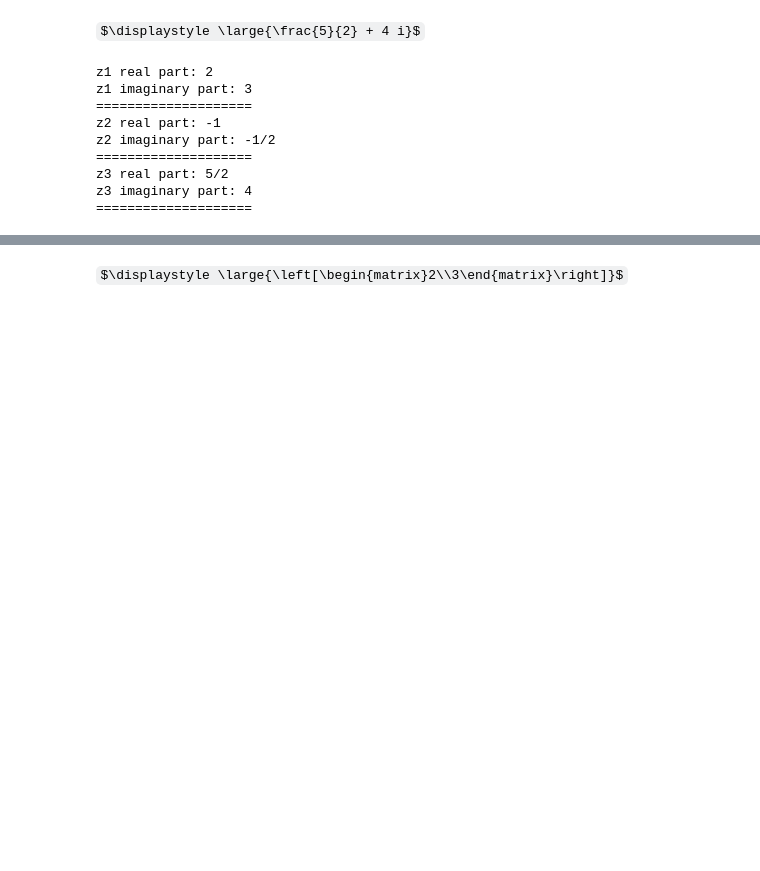
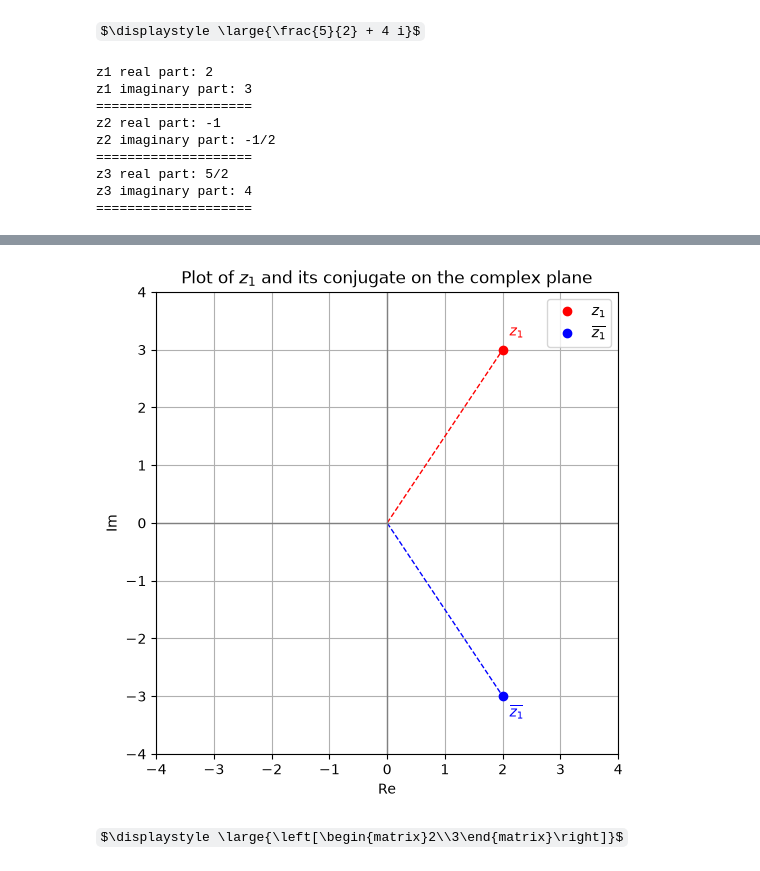
Before and after one commit to code4multiverse/Linear-Algebra, a Jupyter notebook: 001 Complex Number/complex_sympy.ipynb, the cells around one changed output, grey strips where cells are left out. Cells and saved outputs as stored; diff of their text form; code cells hidden in the pictures; some formulas as TeX source; blank space fills up the shorter version.

```diff
--- a/001 Complex Number/complex_sympy.ipynb
+++ b/001 Complex Number/complex_sympy.ipynb
@@ -49,3 +49,22 @@ z2 imaginary part: -1/2
 z3 real part: 5/2
 z3 imaginary part: 4
 ====================
+# %%
+# Complex conjugate: if z = x + iy, then conjugate(z) = x - iy
+# Geometrically: reflection of z across the real axis
+z1_bar = sp.conjugate(z1)
+z2_bar = sp.conjugate(z2)
+z3_bar = sp.conjugate(z3)
+
+print("z1 conjugate:", z1_bar)
+print("z2 conjugate:", z2_bar)
+print("z3 conjugate:", z3_bar)
+print("=" * 20)
+
+display_large(z1_bar)
+display_large(z2_bar)
+display_large(z3_bar)
+
+# Property: z * conjugate(z) = |z|^2 (always a non-negative real number)
+display_large(sp.simplify(z1 * z1_bar))
+display_large(sp.Abs(z1) ** 2)
@@ -52,3 +81,50 @@ z3 imaginary part: 4
+# %%
+import matplotlib.pyplot as plt
+
+# Plot z1 and its conjugate on the complex plane
+fig, ax = plt.subplots(figsize=(6, 6))
+
+# Extract real and imaginary parts
+z1_real, z1_imag = float(sp.re(z1)), float(sp.im(z1))
+z1_bar_real, z1_bar_imag = float(sp.re(z1_bar)), float(sp.im(z1_bar))
+
+# Find min/max for square axis
+real_vals = [z1_real, z1_bar_real]
+imag_vals = [z1_imag, z1_bar_imag]
+min_val = min(min(real_vals), min(imag_vals))
+max_val = max(max(real_vals), max(imag_vals))
+center = (max_val + min_val) / 2
+half_range = (max_val - min_val) / 2 + 1   # margin=1
+
+# Make sure the plot is square in the x-y axes sense
+ax.set_xlim(center - half_range, center + half_range)
+ax.set_ylim(center - half_range, center + half_range)
+
+# Plot z1
+ax.plot(z1_real, z1_imag, 'ro', label='$z_1$')
+ax.annotate(r'$z_1$', (z1_real, z1_imag), textcoords="offset points", xytext=(10,10), ha='center', color='r')
+
+# Plot conjugate of z1
+ax.plot(z1_bar_real, z1_bar_imag, 'bo', label=r'$\overline{z_1}$')
+ax.annotate(r'$\overline{z_1}$', (z1_bar_real, z1_bar_imag), textcoords="offset points", xytext=(10,-15), ha='center', color='b')
+
+# Add dotted lines for z1 and its conjugate
+ax.plot([0, z1_real], [0, z1_imag], 'r--', lw=1, label=None)  # Dotted line for z1
+ax.plot([0, z1_bar_real], [0, z1_bar_imag], 'b--', lw=1, label=None)  # Dotted line for conjugate
+
+# Draw x and y axes
+ax.axhline(0, color='grey', lw=1)
+ax.axvline(0, color='grey', lw=1)
+
+ax.set_xlabel('Re')
+ax.set_ylabel('Im')
+ax.set_aspect('equal', adjustable='box')  # Ensures the grid is perfectly square
+ax.legend()
+ax.set_title("Plot of $z_1$ and its conjugate on the complex plane")
+plt.grid(True)
+plt.show()
+# %% [output]
+[figure, added]
 # %%
 # Represent each complex number as a 2D vector [Re(z), Im(z)]
 # by extracting the real and imaginary parts and constructing sympy Matrix objects.
```
Also changed, not shown: parts of 1 cell of this notebook, 1 other file.
